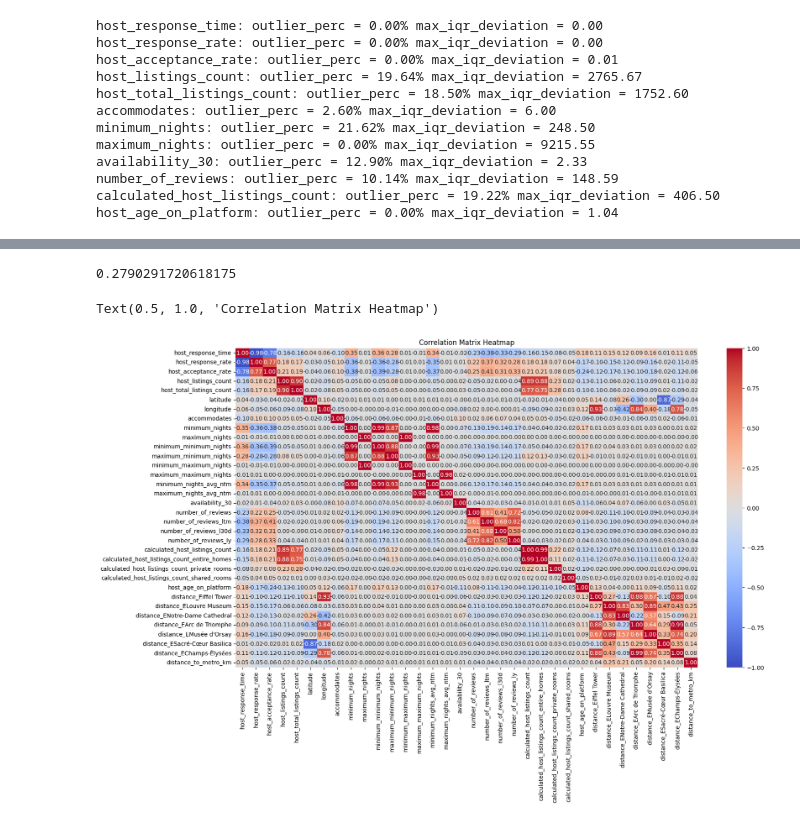
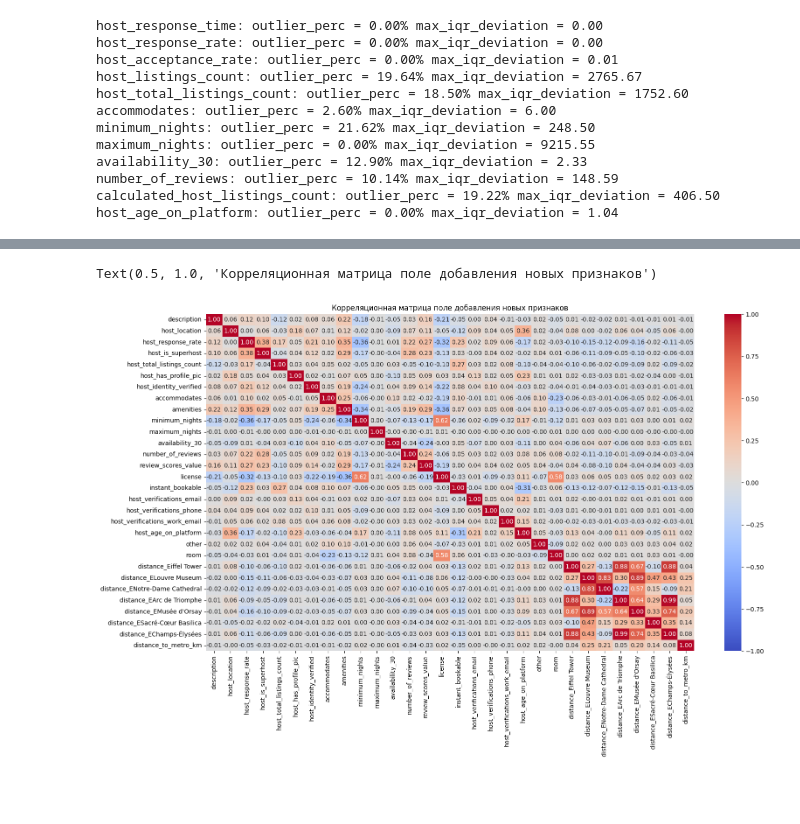
Before and after one commit to alrvtrv/airbnb_listing, a Jupyter notebook: regression.ipynb, the cells around one changed output, grey strips where cells are left out. Cells and saved outputs as stored; diff of their text form; code cells hidden in the pictures; blank space fills up the shorter version.

```diff
--- a/regression.ipynb
+++ b/regression.ipynb
@@ -756,4 +852,7 @@ def haversine_distance(lat1, lon1, lat2, lon2):
 # %%
+df9 = df8.copy()
+
+# Создадим словарь с координатами основных достопримечательностей Парижа
 sighseeng_coordinates = {
     'Eiffel Tower': (48.8584, 2.2945),
     'ELouvre Museum': (48.8606, 2.3376),
@@ -764,13 +863,12 @@ sighseeng_coordinates = {
     'EChamps-Élysées': (48.8705, 2.3049),
 }
 
+# Считаем расстояние до достопримечательностей
 for col in sighseeng_coordinates:
-    df3['distance_' + col] = df3.apply(lambda x: haversine_distance(
+    df9['distance_' + col] = df9.apply(lambda x: haversine_distance(
         lat1=x.latitude,
         lon1=x.longitude,
         lat2=sighseeng_coordinates[col][0],
         lon2=sighseeng_coordinates[col][1],
         ), axis=1
         )
-
-# df3[['latitude', 'longitude']]
@@ -907,26 +880,33 @@ Text(0.5, 1.0, 'RandomForestRegressor')
-# %%
-tree_reg = RandomForestRegressor(min_samples_leaf=100)
-
-tree_reg.fit(X_train2, y_train2)
-
-y_test_pred = tree_reg.predict(X_test2)
-y_train_pred = tree_reg.predict(X_train2)
-
-root_mean_squared_error(
-    y_true=y_test2,
-    y_pred=y_test_pred,
-)
-# %% [output]
-0.2790291720618175
+# %%
+# Создадим отдельную функцию для поиска билжайшего метро
+# Пришлось делать отдельную, т.к. Python не тянул cross join и затем фильтрацию
+def find_nearest_metro(df, df_metro):
+
+    # Переводим в радианы
+    metro_coords = np.radians(df_metro[["latitude", "longitude"]].values)
+    airbnb_coords = np.radians(df[["latitude", "longitude"]].values)
+
+    # Строим дерево на основании координат метро
+    tree = KDTree(metro_coords)
+
+    # Строим дерево
+    distances_rad, indices = tree.query(airbnb_coords, k=1)
+
+    R = 6371.0
+
+    df["distance_to_metro_km"] = distances_rad * R
+
+    return df
+
+df9 = find_nearest_metro(df9, metro_df)
+
+df9 = df9.drop(columns=['latitude', 'longitude'])
 # %%
-import seaborn as sns
-
-corr_matrix = df3.select_dtypes(['int', 'float']).corr()
-
+corr_matrix = df9.select_dtypes(['bool', 'int', 'float']).corr()
 
 plt.figure(figsize=(18, 10))
 sns.heatmap(corr_matrix, annot=True, cmap='coolwarm', vmin=-1, vmax=1, fmt=".2f")
-plt.title('Correlation Matrix Heatmap')
+plt.title('Корреляционная матрица поле добавления новых признаков')
 # %% [output]
-Text(0.5, 1.0, 'Correlation Matrix Heatmap')
+Text(0.5, 1.0, 'Корреляционная матрица поле добавления новых признаков')
-[figure, old version]
+[figure, new version]
```
Also changed, not shown: parts of 106 cells of this notebook, 4 other files.
